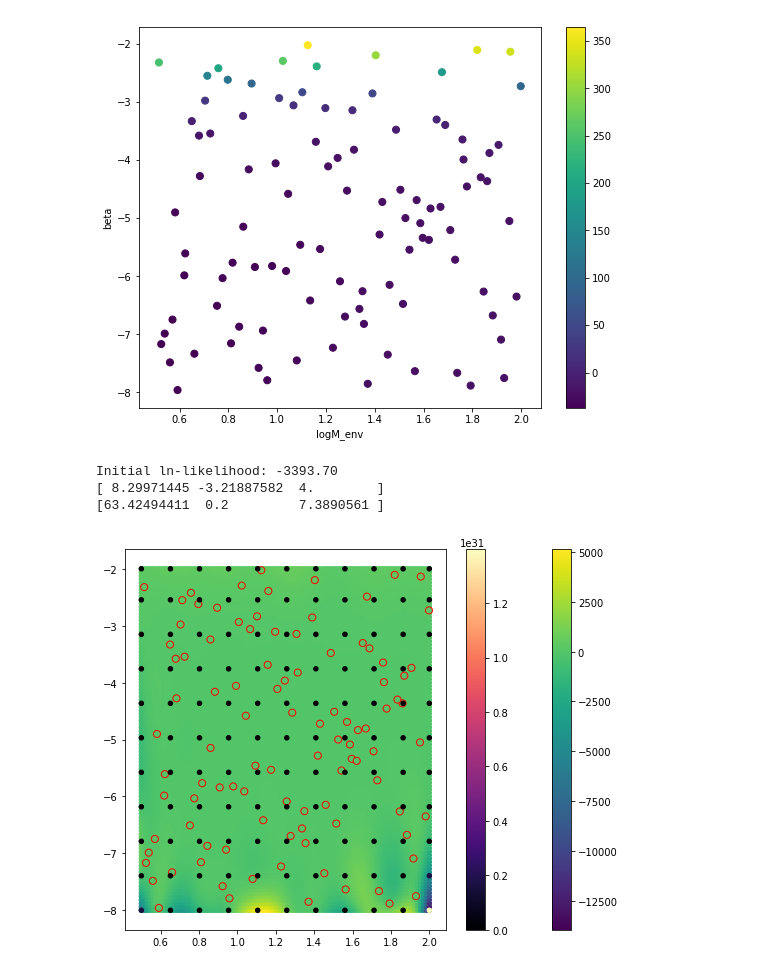
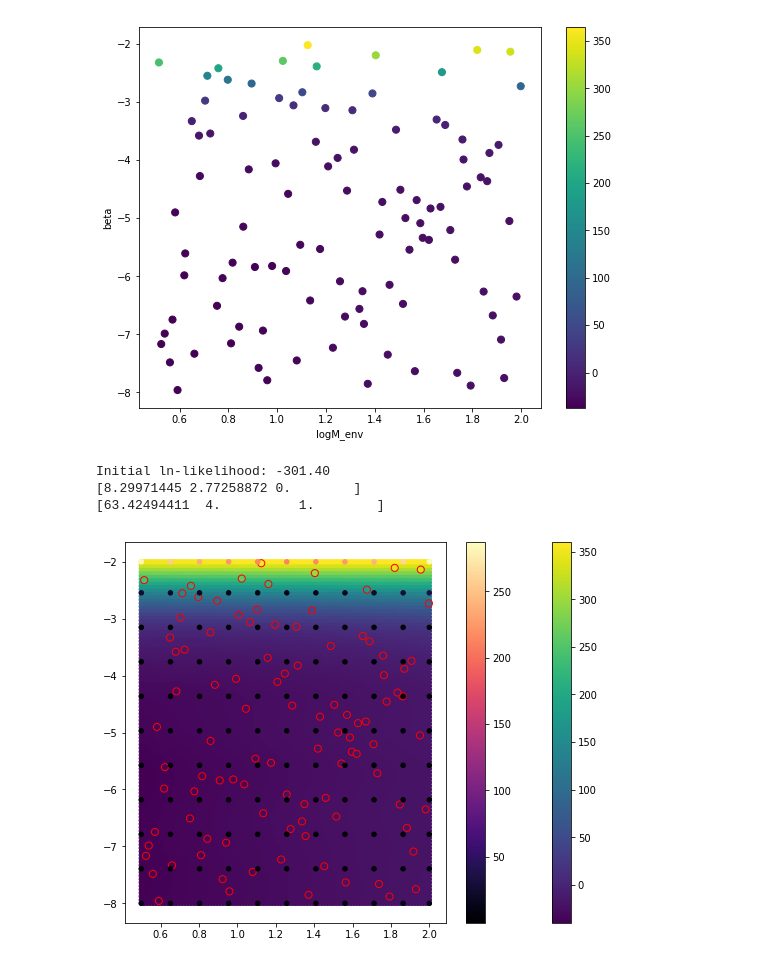
Before and after one commit to elizabethteng/crassula, a Jupyter notebook: george_2d_grid78.ipynb, the cells around one changed output. Cells and saved outputs as stored; diff of their text form; code cells hidden in the pictures.

```diff
--- a/george_2d_grid78.ipynb
+++ b/george_2d_grid78.ipynb
@@ -125,36 +125,36 @@ sample=np.ndarray.tolist(sample)
 sample=list(map(int,sample))
 # %%
 x=np.transpose(coords)
-yerr=0.2*w0
-kernel = np.var(w0) * kernels.ExpSquaredKernel(0.2**2,ndim=2,axes=0)*kernels.PolynomialKernel(4,15,ndim=2,axes=1)
+yerr=0.1*w0
+kernel = np.var(w0) * kernels.ExpSquaredKernel(4**2,ndim=2,axes=0)*kernels.ExpSquaredKernel(1**2,ndim=2,axes=1)
 gp = george.GP(kernel)
 gp.compute(x,yerr)
 
 np.set_printoptions(suppress=True)
 print("Initial ln-likelihood: {0:.2f}".format(gp.log_likelihood(w0)))
 print(gp.get_parameter_vector())
 print(np.sqrt(np.exp(gp.get_parameter_vector())))
 
 x0pred,x1pred=np.meshgrid(np.linspace(0.5, 2, 100),np.linspace(-8, -2, 100))
 x_pred=list(map(lambda x, y:(x,y), np.ndarray.flatten(x0pred), np.ndarray.flatten(x1pred)))
 pred, pred_var = gp.predict(w0, x_pred, return_var=True)
 
 plt.figure(figsize=(9,7))
 style = dict(cmap='viridis', vmin=np.min(pred), vmax=np.max(pred))
 plt.scatter(np.array(x_pred)[:,0], np.array(x_pred)[:,1], c=pred, s=20, **style)
 plt.colorbar()
 plt.scatter(x[:, 0], x[:, 1], c=w0, s=50, **style,edgecolors='r')
 
 style = dict(cmap='magma', vmin=np.min(pred_var), vmax=np.max(pred_var))
 plt.scatter(np.array(x_pred)[sample,0], np.array(x_pred)[sample,1], c=pred_var[sample], s=20, **style)
 plt.colorbar()
 
 plt.show()
 # %% [output]
-Initial ln-likelihood: -3393.70
-[ 8.29971445 -3.21887582  4.        ]
-[63.42494411  0.2         7.3890561 ]
+Initial ln-likelihood: -301.40
+[8.29971445 2.77258872 0.        ]
+[63.42494411  4.          1.        ]
-[figure, old version]
+[figure, new version]
 # %%
 fig = plt.figure(figsize=(16,12))
 ax = fig.add_subplot(111,projection='3d')
```
Also changed, not shown: parts of 3 cells of this notebook, 17 other files.
